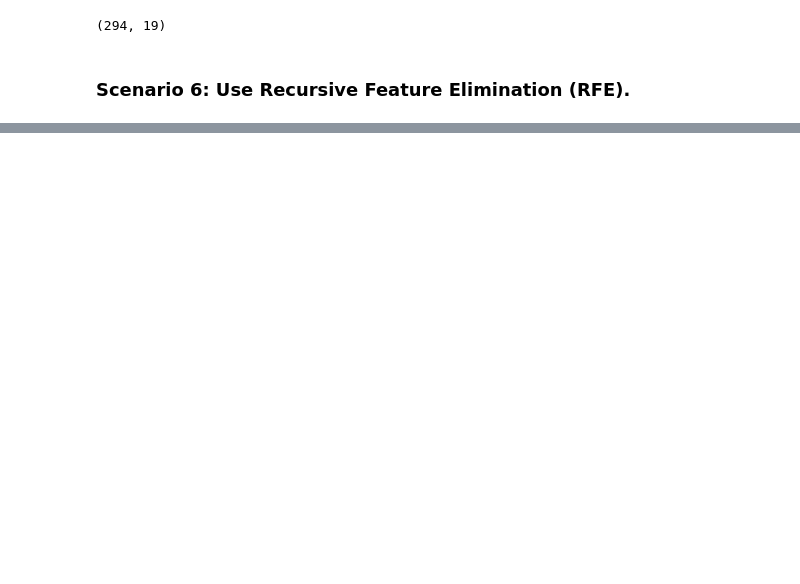
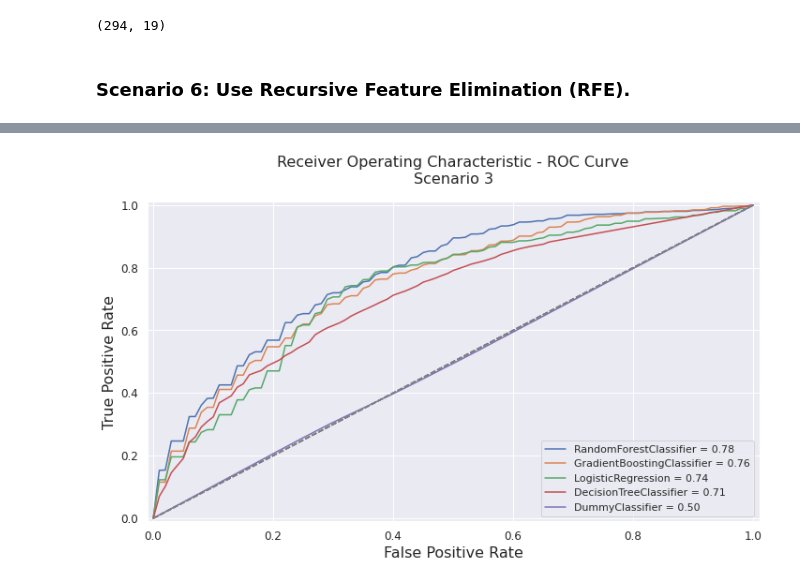
Before and after one commit to gabrielatrindade/alura-bootcamp, a Jupyter notebook: module6/project/Sirio-Libanes_kaggle_Final_Project.ipynb, the cells around one changed output, grey strips where cells are left out. Cells and saved outputs as stored; diff of their text form; code cells hidden in the pictures; blank space fills up the shorter version.

```diff
--- a/module6/project/Sirio-Libanes_kaggle_Final_Project.ipynb
+++ b/module6/project/Sirio-Libanes_kaggle_Final_Project.ipynb
@@ -1423,0 +1682,7 @@ run_all_models(model_and_grid, patients_features_scenario_1, n_splits, n_repeats
+# %%
+scenario_3_results = \
+    run_all_models(model_and_grid, patients_features_scenario_3,
+                   n_splits, n_repeats, n_iter)
+
+scenario_3_metrics_results, scenario_3_best_hyperparameters = \
+    split_results_dataframe_metrics_hyperparms(scenario_3_results)
@@ -1424,3 +1698,11 @@ run_all_models(model_and_grid, patients_features_scenario_1, n_splits, n_repeats
+# %%
+scenario_3_best_models = return_best_models(scenario_3_best_hyperparameters)
+
+plot_all_roc_curves(data=patients_features_scenario_3,
+                    models=scenario_3_best_models,
+                    subtitle='Scenario 3')
+# %% [output]
+[figure, added]
 # %%
 run_model_RandomizedSearchCV(rf_clf, patients_features_scenario_1,
                              n_splits, n_repeats, rf_param_grid, n_iter)
```
Also changed, not shown: parts of 41 cells of this notebook.
